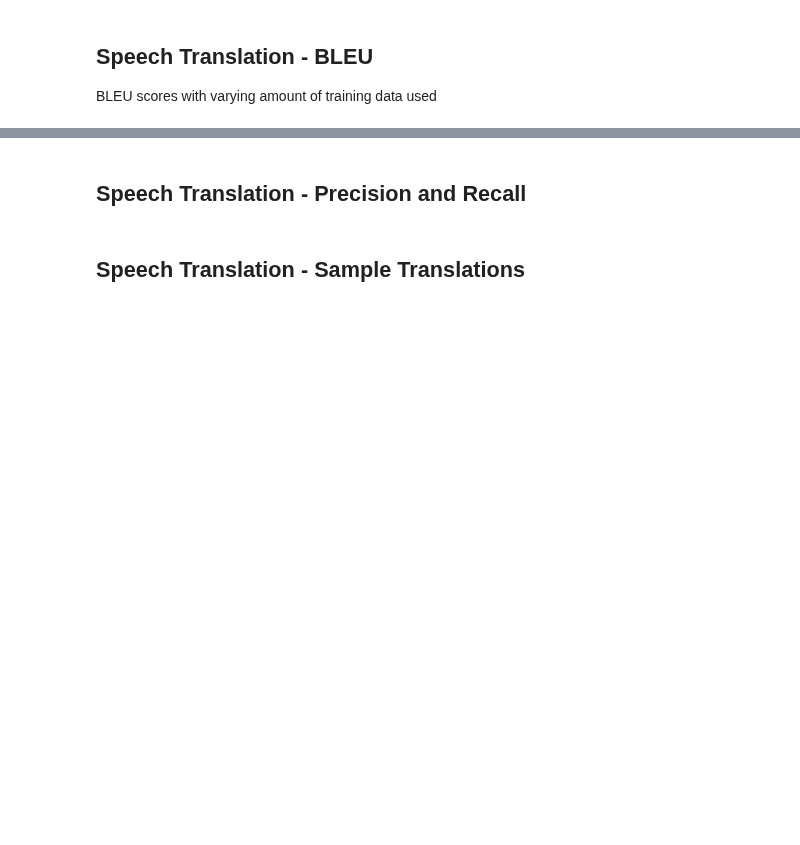
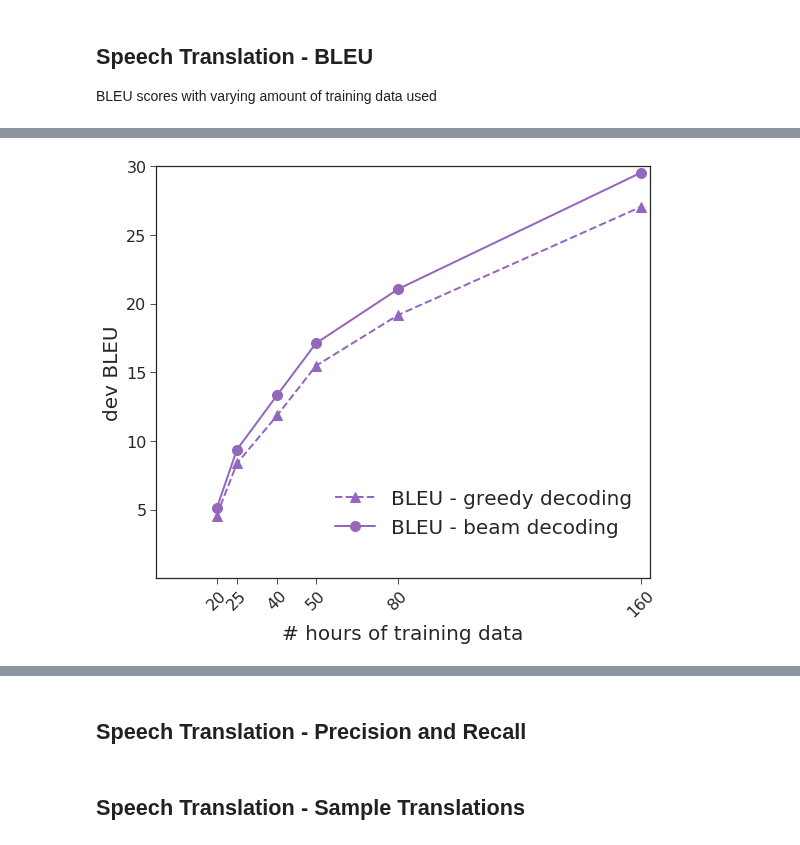
Before and after one commit to 0xSameer/speech2text, a Jupyter notebook: results.ipynb, the cells around one changed output, grey strips where cells are left out. Saved outputs shown, nothing was run; the diff lists cells and outputs as text; code cells hidden in the pictures; blank space fills up the shorter version.

```diff
--- a/results.ipynb
+++ b/results.ipynb
@@ -161 +179,66 @@ fig.savefig(fname="precision_recall_scores.png", dpi=300)
+# %%
+fig, ax = plt.subplots(figsize=(8,7),nrows=1, ncols=1, sharey=True)
+sns.set_style("white")
+
+# x_labels = ["{0:d} hrs".format(int(160 * (i/100))) for i in x_scale]
+
+markersize = 10
+linewidth = 2
+alpha = 1
+
+ax.plot(x_scale, bleu, label="BLEU - greedy decoding", color=tableau20[8],
+        linewidth=linewidth, alpha=alpha, linestyle="--",
+        marker='^', markersize=markersize)
+
+ax.plot(x_scale, bleu_beam, label="BLEU - beam decoding", color=tableau20[8],
+        linewidth=linewidth, alpha=alpha, linestyle="-",
+        marker='o', markersize=markersize)
+
+# ax.plot(x_scale, meteor, label="meteor", color=tableau20[5],
+#         linewidth=linewidth, alpha=alpha,
+#         marker='o', markersize=markersize, linestyle="--")
+
+# ax.plot(x_scale, meteor, label="meteor - beam", color=tableau20[5],
+#         linewidth=linewidth, alpha=alpha,
+#         marker='o', markersize=markersize, linestyle="-")
+
+font = {'family': 'serif',
+        'color':  'black',
+        'weight': 'normal',
+        'size': 14,
+        }
+
+# ax.axhline(y=46.5, linestyle=":")
+# plt.text(40, 47, r'Google bleu - 160 hrs', fontdict=font)
+# ax.axhline(y=36.5, linestyle=":")
+# plt.text(40, 37, r'Google meteor- 160 hrs', fontdict=font)
+
+# ax.axhline(y=53, linestyle="-.")
+# plt.text(40, 53.5, r'Human bleu - 160 hrs', fontdict=font, alpha=0.5)
+# ax.axhline(y=40.5, linestyle="-.")
+# plt.text(40, 41, r'Human meteor - 160 hrs', fontdict=font, alpha=0.5)
+
+plt.xticks(x_scale, x_labels, rotation=45, fontsize=16)
+# plt.yticks(list(range(5,25,5))+[27, 30], rotation=0, fontsize=20)
+plt.yticks(list(range(5,31,5)), rotation=0, fontsize=20)
+ax.set_xlabel('# hours of training data', size=20)
+ax.set_ylabel('dev BLEU', size=20)
+for i in ax.get_xticklabels():
+    i.set_fontsize(16)
+for i in ax.get_yticklabels():
+    i.set_fontsize(16)
+
+plt.legend(bbox_to_anchor=(1.0, 0.26), framealpha=0, fontsize=20, ncol=1)
+plt.ylim(0,30)
+plt.xlim(0,102)
+ax.xaxis.grid(False)
+
+# sns.despine(left=True, bottom=True)
+
+fig.tight_layout()
+
+fig.savefig(fname="bleu_beam.pdf", dpi=300)
+fig.savefig(fname="bleu_beam.png", dpi=300)
+# %% [output]
+[figure, added]
 # %%
```
Also changed, not shown: parts of 9 cells of this notebook, 3 other files.
